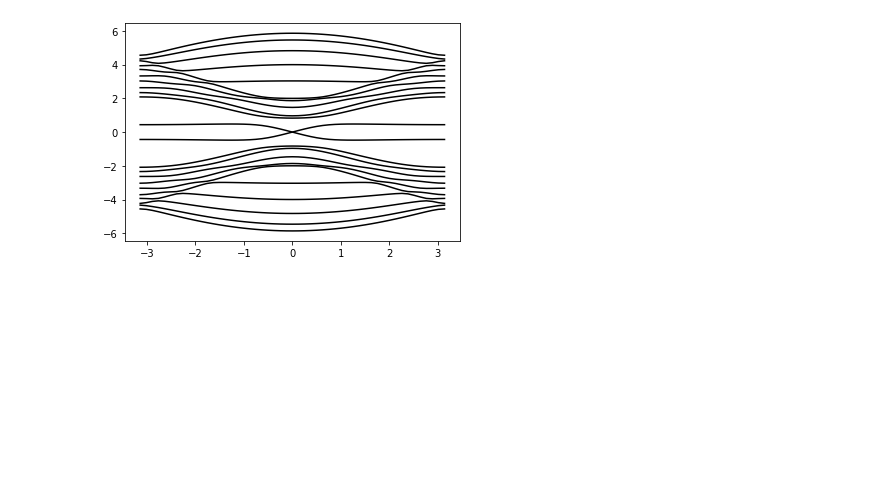
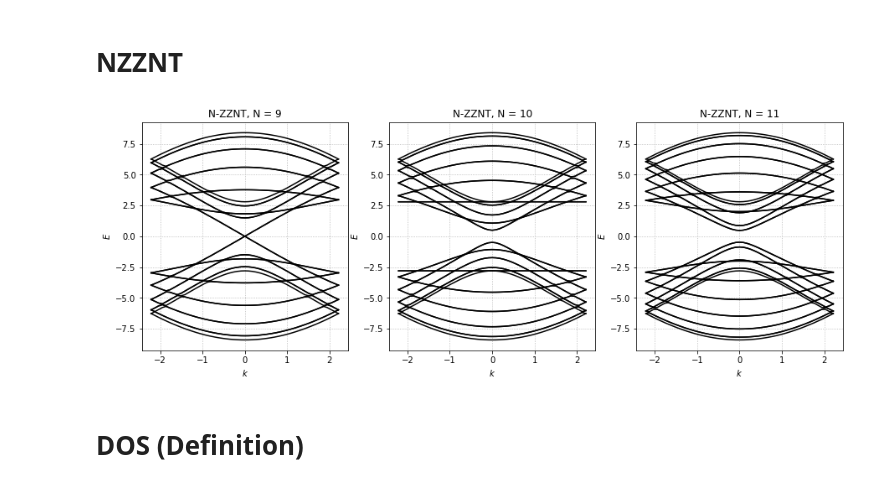
Before and after one commit to franklinzppa/electronic-structure, a Jupyter notebook: nanotubes/nanotubes.ipynb, the cells around one changed output. Saved outputs shown, nothing was run; the diff lists cells and outputs as text; code cells hidden in the pictures; blank space fills up the shorter version.

Commit message:
added nzznt bands and definition dos

```diff
--- a/nanotubes/nanotubes.ipynb
+++ b/nanotubes/nanotubes.ipynb
@@ -39,10 +4,13 @@ array([[ 1.,  2.,  0.,  0.,  0.,  0.,  0., -5.],
+# %% [markdown]
+# NZZNT
 # %%
 def diagonalize(N, hamiltonian_function):
-    k_array = np.linspace(-np.pi/a, np.pi/a, 51)
-    E_array = np.zeros((len(k_array), 2*N))
+    k_points = 51
+    k_array = np.linspace(-np.pi/a, np.pi/a, k_points)
+    E_array = np.zeros((k_points, 4*N))
 
     for idx, k in enumerate(k_array):
-        H = hamiltonian_function(N, alpha, beta, k)
+        H = hamiltonian_function(k, N, alpha, beta, a)
         E_array[idx] = np.linalg.eigvalsh(H)
 
     return E_array
@@ -69,14 +45,39 @@ def make_NZZNT_hamiltonian(N, alpha, beta, k):
     return H
 # %%
 alpha = 0.0
-beta = 2.0
-a = 1.0
+beta = -2.8
+a = 1.42
 
 k_array = np.linspace(-np.pi/a, np.pi/a, 51)
 
+E_Z9 = diagonalize(N=9, hamiltonian_function=make_NZZNT_hamiltonian)
+E_Z10 = diagonalize(N=10, hamiltonian_function=make_NZZNT_hamiltonian)
 E_Z11 = diagonalize(N=11, hamiltonian_function=make_NZZNT_hamiltonian)
-# %%
-plt.plot(k_array, E_Z11, c='k')
-plt.show()
-# %% [output]
-[figure, removed]
+# %%
+plt.figure(figsize=(15,5))
+plt.subplot(1,3,1)
+plt.plot(k_array, E_Z9, c='k')
+plt.xlabel('$k$')
+plt.ylabel('$E$')
+plt.title(f'N-ZZNT, N = 9')
+plt.grid(ls=':')
+
+plt.subplot(1,3,2)
+plt.plot(k_array, E_Z10, c='k')
+plt.xlabel('$k$')
+plt.ylabel('$E$')
+plt.title(f'N-ZZNT, N = 10')
+plt.grid(ls=':')
+
+plt.subplot(1,3,3)
+plt.plot(k_array, E_Z11, c='k')
+plt.xlabel('$k$')
+plt.ylabel('$E$')
+plt.title(f'N-ZZNT, N = 11')
+plt.grid(ls=':')
+
+plt.show()
+# %% [output]
+[figure, added]
+# %% [markdown]
+# DOS (Definition)
```
Also changed, not shown: parts of 11 cells of this notebook, 1 other file.
